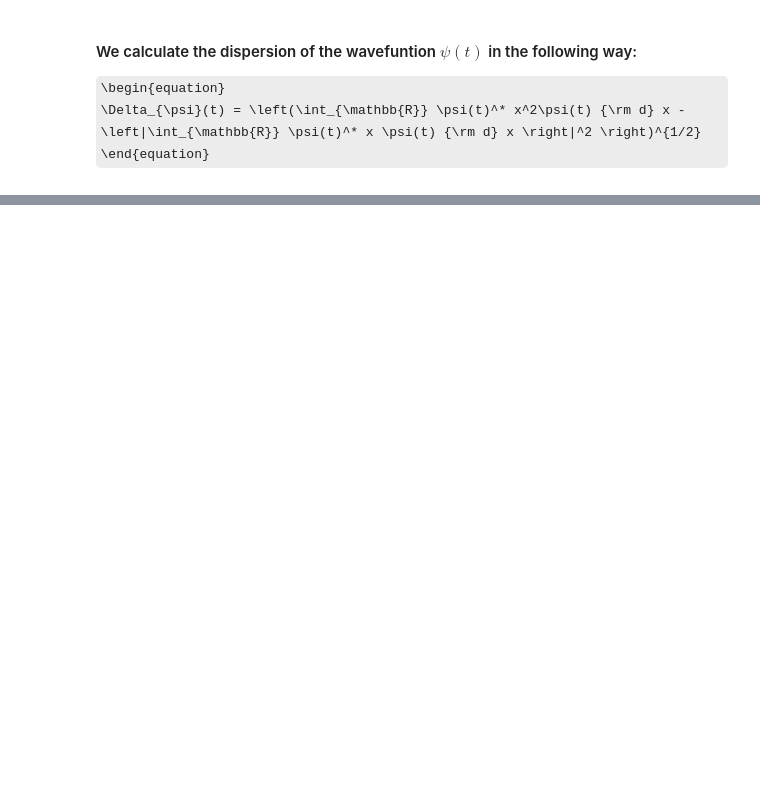
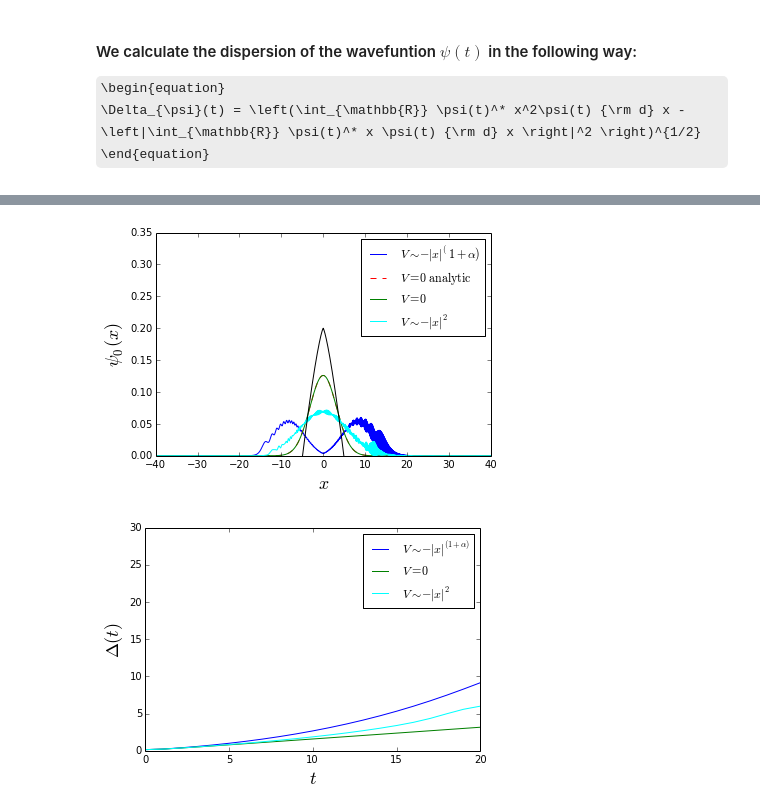
Before and after one commit to khadetushar/pySchrodinger, a Jupyter notebook: 1D Schroedinger Solver.ipynb, the cells around one changed output, grey strips where cells are left out. Drawn from its saved outputs; the diff is of its cells as text; code cells hidden in the pictures; some formulas as TeX source; blank space fills up the shorter version.

```diff
--- a/1D Schroedinger Solver.ipynb
+++ b/1D Schroedinger Solver.ipynb
@@ -356,2 +374,10 @@ dispersionMultipleH(j=2, tf = T)
-# %% [markdown]
-##
+# %%
+T = 20
+minx_val = -40
+maxx_val = -minx_val
+dataset = h0p05data
+snapshop_wavefunction(observation_time = T, data = dataset,  minx = minx_val, maxx = maxx_val)
+dispersion(tf = T, data = dataset)
+# %% [output]
+[figure, added]
+[figure, added]
```
Also changed, not shown: parts of 11 cells of this notebook.
